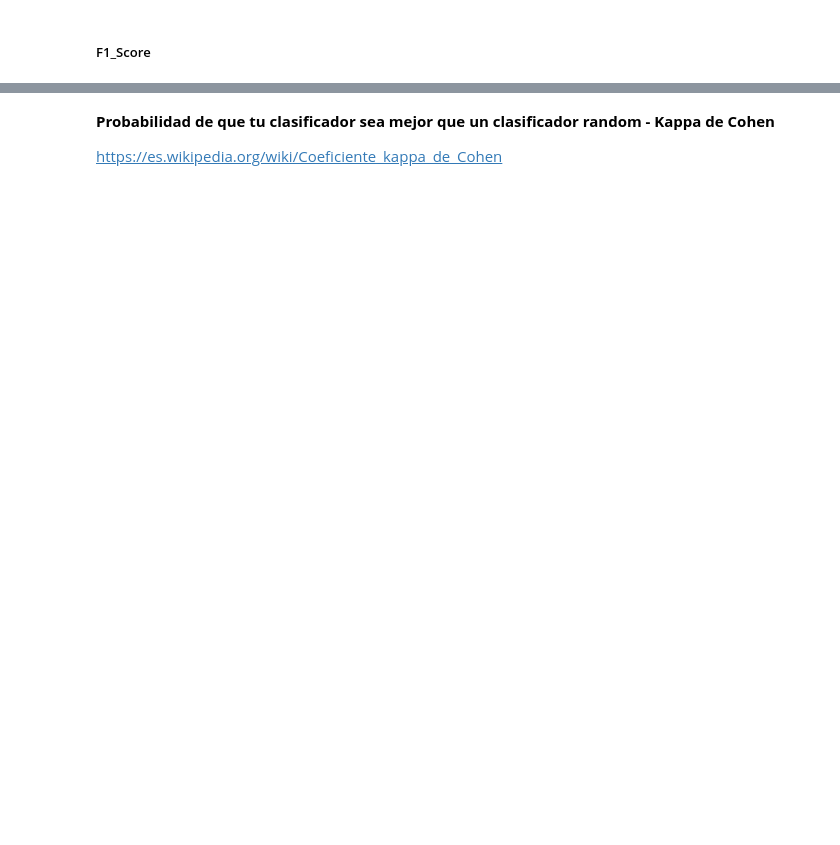
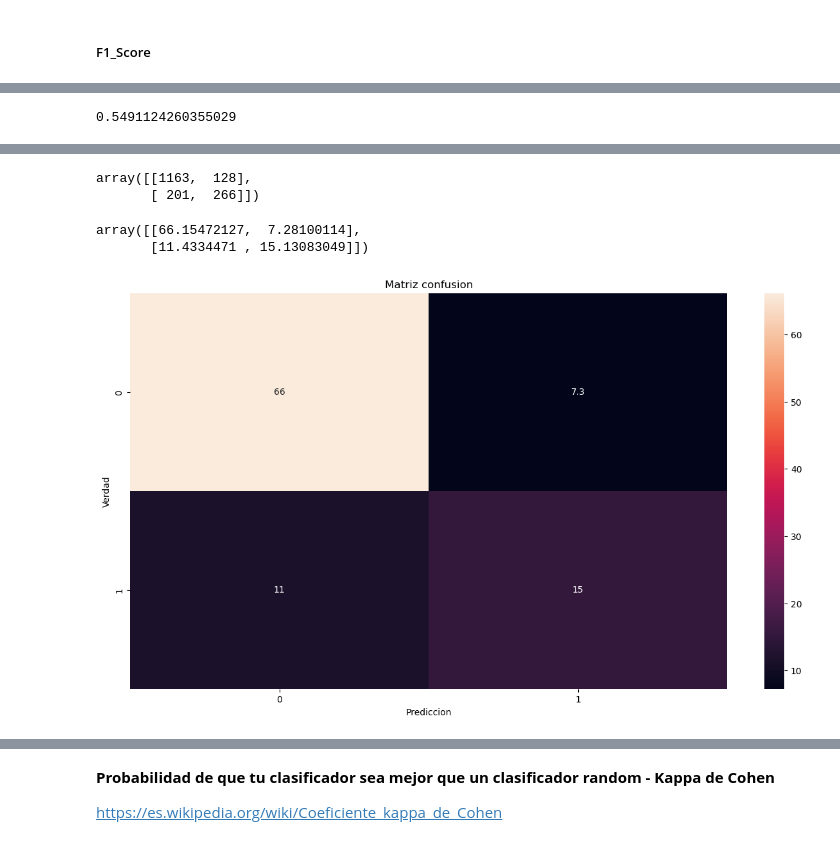
Before and after one commit to Ironhack-Data-Madrid-Octubre-2023/apuntes_clase, a Jupyter notebook: semana_7/2.1 - Evaluacion Supervisado.ipynb, the cells around one changed output, grey strips where cells are left out. Saved outputs shown, nothing was run; the diff lists cells and outputs as text; code cells hidden in the pictures; blank space fills up the shorter version.

```diff
--- a/semana_7/2.1 - Evaluacion Supervisado.ipynb
+++ b/semana_7/2.1 - Evaluacion Supervisado.ipynb
@@ -192,3 +192,17 @@ r2_ajustado(r2(y_test, y_pred))
 0.48295135598488914
 # %% [markdown]
 ### Clasificación
+# %%
+data=pd.read_csv('../data/churn.csv')
+
+data=data.dropna()
+
+y=data.Churn.apply(lambda x: 1 if x=='Yes' else 0)
+
+data=data.drop(columns=['customerID', 'ChurnBinary', 'Churn'])
+
+data=pd.get_dummies(data)
+
+X=data.copy()
+
+X.head()
@@ -194,0 +216,4 @@ r2_ajustado(r2(y_test, y_pred))
+# %%
+X_train, X_test, y_train, y_test = tts(X, y, stratify=y)
+
+X_train.shape, X_test.shape, y_train.shape, y_test.shape
@@ -194,0 +222,14 @@ r2_ajustado(r2(y_test, y_pred))
+# %%
+# modelo 1
+
+# que no os confunda el nombre de regresion, es un clasificador esto
+from sklearn.linear_model import LogisticRegression as LogReg
+
+
+logreg = LogReg()
+
+logreg.fit(X_train, y_train)
+
+y_pred_logreg = logreg.predict(X_test)
+
+y_prob = logreg.predict_proba(X_test)
@@ -217,4 +333,16 @@ r2_ajustado(r2(y_test, y_pred))
+# %%
+f1(y_test, y_pred_rfc)
+# %% [output]
+0.5491124260355029
 # %% [markdown]
 ##### Matriz de Confusión
 
 ![conf_matrix](images/conf_matrix.jpeg)
+# %%
+from sklearn.metrics import confusion_matrix as cm
+
+
+cm(y_test, y_pred_logreg)
+# %% [output]
+array([[1163,  128],
+       [ 201,  266]])
@@ -221,3 +353,20 @@ r2_ajustado(r2(y_test, y_pred))
+# %%
+cm(y_test, y_pred_logreg)/cm(y_test, y_pred_logreg).sum()*100
+# %% [output]
+array([[66.15472127,  7.28100114],
+       [11.4334471 , 15.13083049]])
+# %%
+plt.figure(figsize=(15, 8))
+
+ax=sns.heatmap(cm(y_test, y_pred_logreg)/cm(y_test, y_pred_logreg).sum() * 100,
+               annot=True)
+
+plt.title('Matriz confusion')
+plt.ylabel('Verdad')
+plt.xlabel('Prediccion')
+plt.show();
+# %% [output]
+[figure, added]
 # %% [markdown]
 ##### ROC-AUC  (Característica operativa del receptor y área debajo de la curva)
 
```
Also changed, not shown: parts of 32 cells of this notebook.
